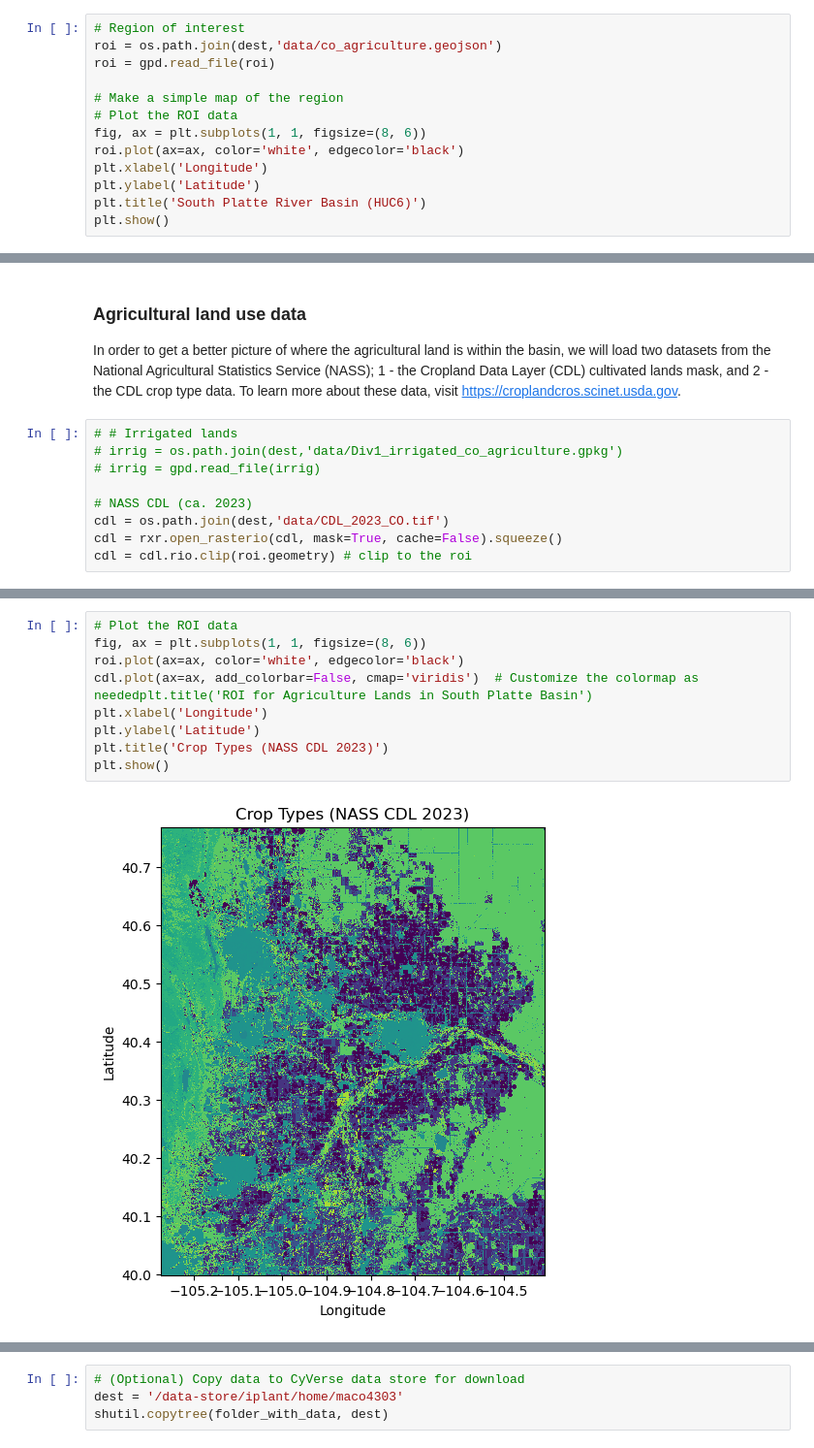
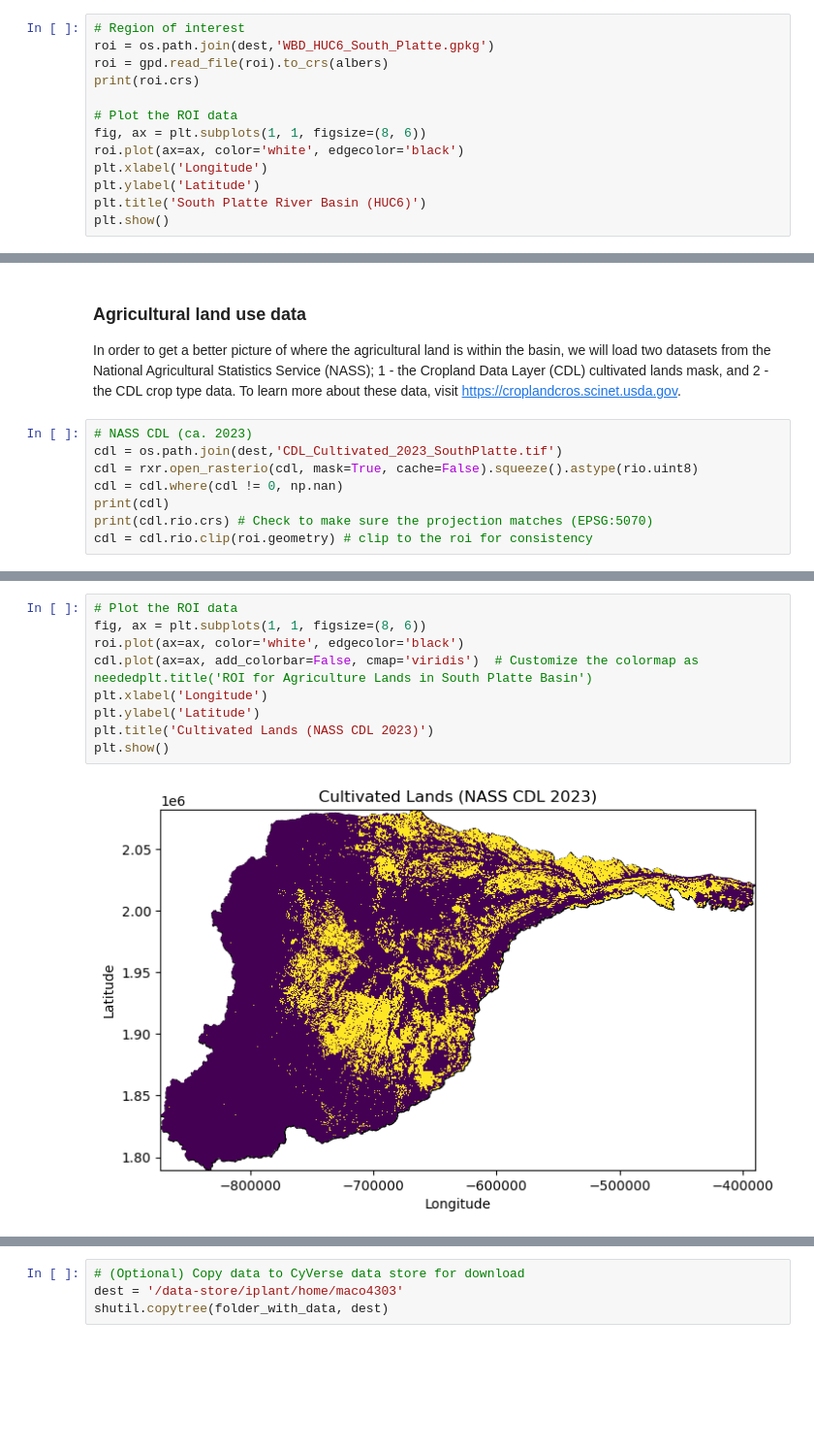
Before and after one commit to CU-ESIIL/HYR-SENSE, a Jupyter notebook: notebooks/agriculture/0_Ag_Lands_Search_EMIT.ipynb, the cells around one changed output, grey strips where cells are left out. Shown at 97% size. Saved outputs shown, nothing was run; the diff lists cells and outputs as text; blank space fills up the shorter version.

Commit message:
Updates to 0_Ag_Lands_Search_EMIT.ipynb
This represents a pretty flushed out draft for this notebook.

```diff
--- a/notebooks/agriculture/0_Ag_Lands_Search_EMIT.ipynb
+++ b/notebooks/agriculture/0_Ag_Lands_Search_EMIT.ipynb
@@ -67,9 +78,9 @@ We can load the boundary data for the South Platte river basin. This data comes
 # %%
 # Region of interest
-roi = os.path.join(dest,'data/co_agriculture.geojson')
-roi = gpd.read_file(roi)
+roi = os.path.join(dest,'WBD_HUC6_South_Platte.gpkg')
+roi = gpd.read_file(roi).to_crs(albers)
+print(roi.crs)
 
-# Make a simple map of the region
 # Plot the ROI data
 fig, ax = plt.subplots(1, 1, figsize=(8, 6))
 roi.plot(ax=ax, color='white', edgecolor='black')
@@ -85,11 +96,10 @@ DriverError: /home/jovyan/HYR_SENSE/data/co_agriculture.geojson: No such file or
 
 In order to get a better picture of where the agricultural land is within the basin, we will load two datasets from the National Agricultural Statistics Service (NASS); 1 - the Cropland Data Layer (CDL) cultivated lands mask, and 2 - the CDL crop type data. To learn more about these data, visit https://croplandcros.scinet.usda.gov.
 # %%
-# # Irrigated lands
-# irrig = os.path.join(dest,'data/Div1_irrigated_co_agriculture.gpkg')
-# irrig = gpd.read_file(irrig)
-
 # NASS CDL (ca. 2023)
-cdl = os.path.join(dest,'data/CDL_2023_CO.tif')
-cdl = rxr.open_rasterio(cdl, mask=True, cache=False).squeeze()
-cdl = cdl.rio.clip(roi.geometry) # clip to the roi
+cdl = os.path.join(dest,'CDL_Cultivated_2023_SouthPlatte.tif')
+cdl = rxr.open_rasterio(cdl, mask=True, cache=False).squeeze().astype(rio.uint8)
+cdl = cdl.where(cdl != 0, np.nan)
+print(cdl)
+print(cdl.rio.crs) # Check to make sure the projection matches (EPSG:5070)
+cdl = cdl.rio.clip(roi.geometry) # clip to the roi for consistency
@@ -96,12 +124,12 @@ cdl = cdl.rio.clip(roi.geometry) # clip to the roi
 # %%
 # Plot the ROI data
 fig, ax = plt.subplots(1, 1, figsize=(8, 6))
 roi.plot(ax=ax, color='white', edgecolor='black')
 cdl.plot(ax=ax, add_colorbar=False, cmap='viridis')  # Customize the colormap as neededplt.title('ROI for Agriculture Lands in South Platte Basin')
 plt.xlabel('Longitude')
 plt.ylabel('Latitude')
-plt.title('Crop Types (NASS CDL 2023)')
+plt.title('Cultivated Lands (NASS CDL 2023)')
 plt.show()
 # %% [output]
-[figure, old version]
+[figure, new version]
 # %% [markdown]
```
Also changed, not shown: parts of 28 cells of this notebook, 1 other file.
